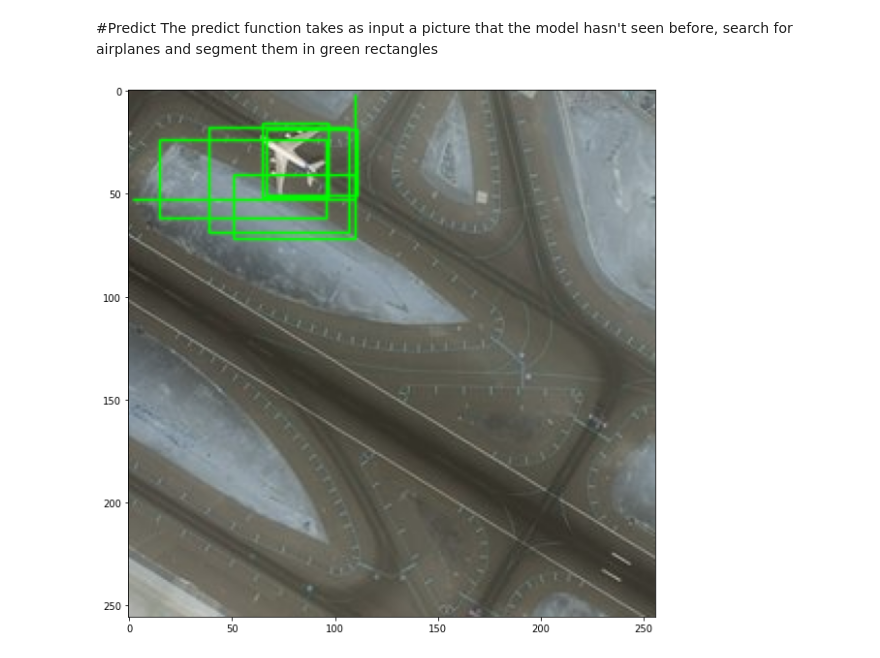
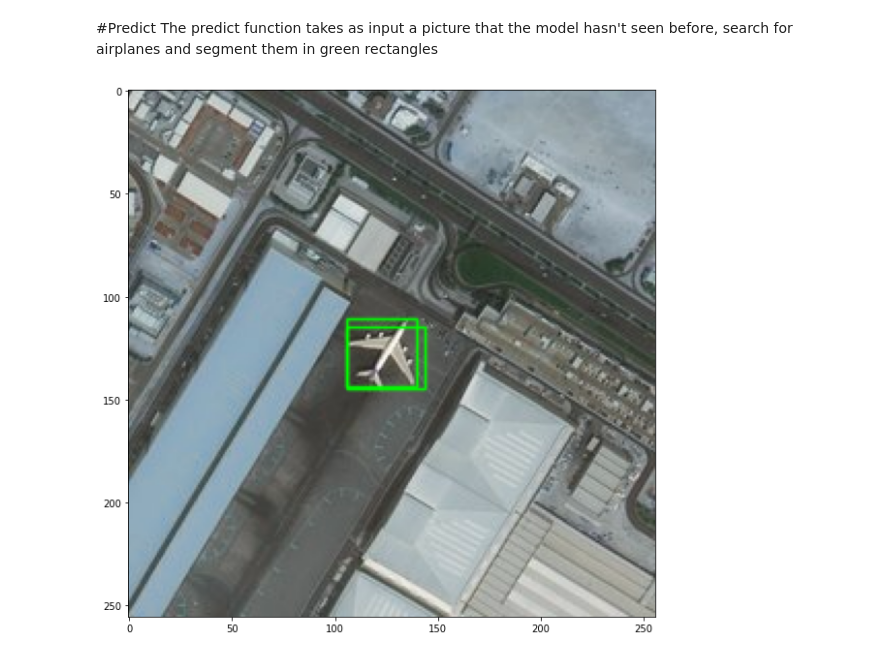
Before and after one commit to Lchet/rcnn-plane, a Jupyter notebook: R_CNN.ipynb, the cells around one changed output. Cells and saved outputs as stored; diff of their text form; code cells hidden in the pictures.

```diff
--- a/R_CNN.ipynb
+++ b/R_CNN.ipynb
@@ -568,6 +576,6 @@ def predict_img(model, file_path, threshold = 0.9):
   plt.figure()
   plt.imshow(img_out)
 # %%
-predict_img(model_vgg, "/content/data/Images/428503.jpg", threshold = .75)
+predict_img(model_vgg, "/content/data/Images/428492.jpg", threshold = 0.75)
 # %% [output]
-[figure, old version]
+[figure, new version]
```
Also changed, not shown: parts of 4 cells of this notebook.
